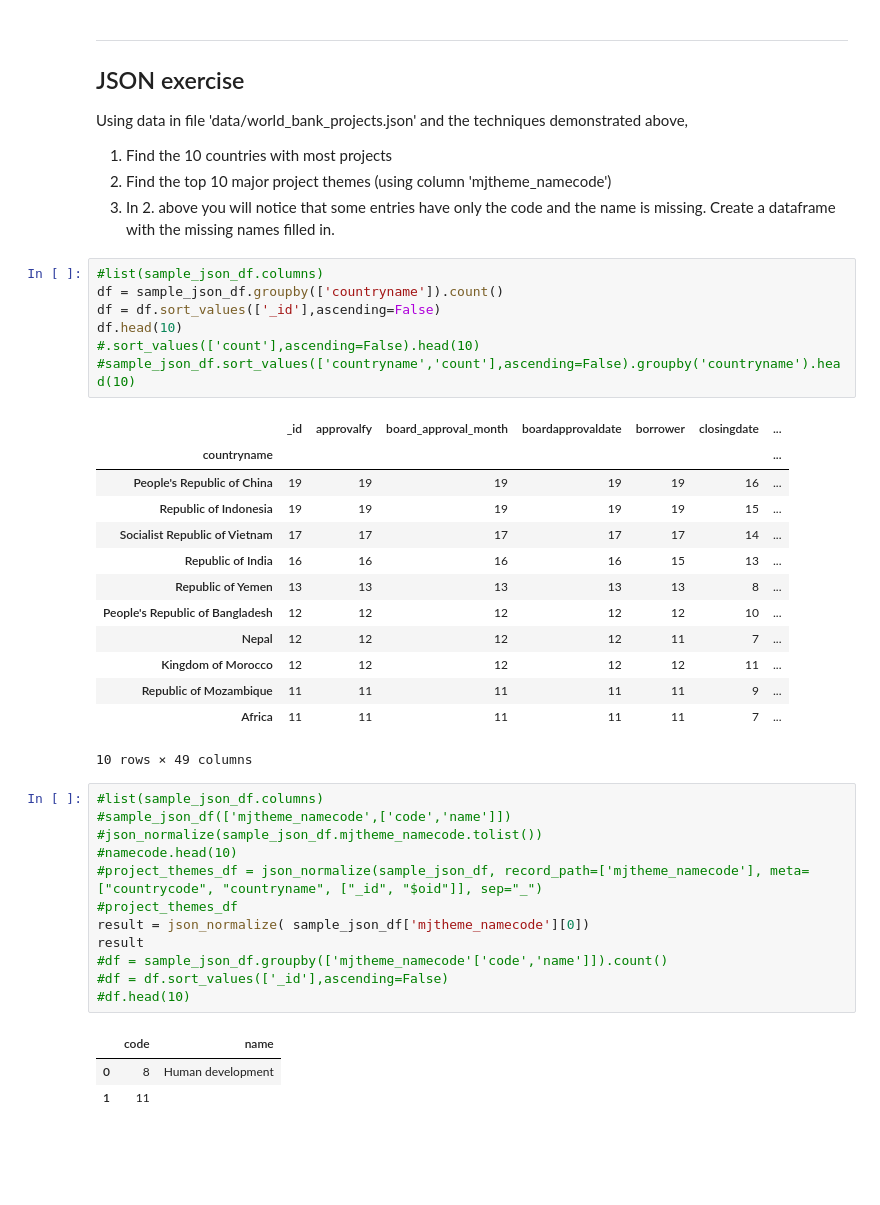
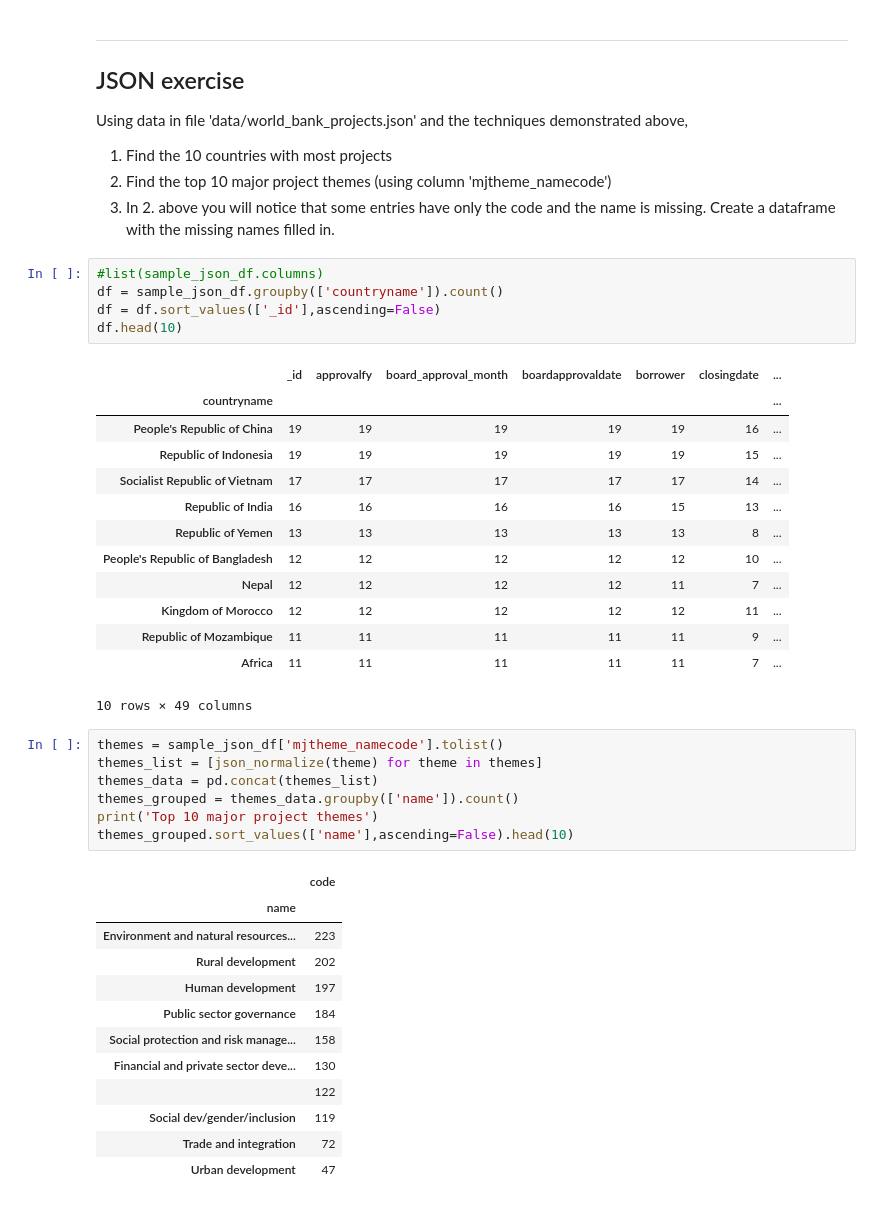
Before and after one commit to prastutpandey/Springboard, a Jupyter notebook: Mini_Project_Wrangling_Json_Exercise.ipynb, the cells around one changed output. Saved outputs shown, nothing was run; the diff lists cells and outputs as text; blank space fills up the shorter version.

```diff
--- a/Mini_Project_Wrangling_Json_Exercise.ipynb
+++ b/Mini_Project_Wrangling_Json_Exercise.ipynb
@@ -118,8 +119,6 @@ Using data in file 'data/world_bank_projects.json' and the techniques demonstrat
 df = sample_json_df.groupby(['countryname']).count()
 df = df.sort_values(['_id'],ascending=False)
 df.head(10)
-#.sort_values(['count'],ascending=False).head(10)
-#sample_json_df.sort_values(['countryname','count'],ascending=False).groupby('countryname').head(10)
 # %% [output]
 |  | _id | approvalfy | board_approval_month | boardapprovaldate | borrower | closingdate | ... |
 | countryname |  |  |  |  |  |  | ... |
@@ -134,19 +133,23 @@ df.head(10)
 | Republic of Mozambique | 11 | 11 | 11 | 11 | 11 | 9 | ... |
 | Africa | 11 | 11 | 11 | 11 | 11 | 7 | ... |
 10 rows × 49 columns
-# %%
-#list(sample_json_df.columns)
-#sample_json_df(['mjtheme_namecode',['code','name']])
-#json_normalize(sample_json_df.mjtheme_namecode.tolist())
-#namecode.head(10)
-#project_themes_df = json_normalize(sample_json_df, record_path=['mjtheme_namecode'], meta=["countrycode", "countryname", ["_id", "$oid"]], sep="_")
-#project_themes_df
-result = json_normalize( sample_json_df['mjtheme_namecode'][0])
-result
-#df = sample_json_df.groupby(['mjtheme_namecode'['code','name']]).count()
-#df = df.sort_values(['_id'],ascending=False)
-#df.head(10)
-# %% [output]
-|  | code | name |
-| 0 | 8 | Human development |
-| 1 | 11 |  |
+# %%
+themes = sample_json_df['mjtheme_namecode'].tolist()
+themes_list = [json_normalize(theme) for theme in themes]
+themes_data = pd.concat(themes_list)
+themes_grouped = themes_data.groupby(['name']).count()
+print('Top 10 major project themes')
+themes_grouped.sort_values(['name'],ascending=False).head(10)
+# %% [output]
+|  | code |
+| name |  |
+| Environment and natural resources... | 223 |
+| Rural development | 202 |
+| Human development | 197 |
+| Public sector governance | 184 |
+| Social protection and risk manage... | 158 |
+| Financial and private sector deve... | 130 |
+|  | 122 |
+| Social dev/gender/inclusion | 119 |
+| Trade and integration | 72 |
+| Urban development | 47 |
```
Also changed, not shown: parts of 2 cells of this notebook.
